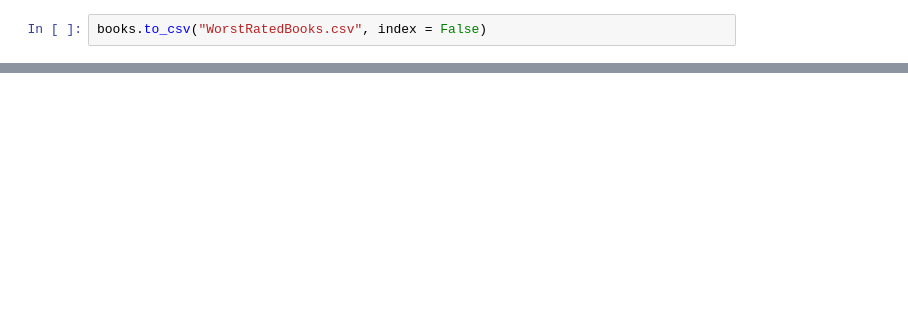
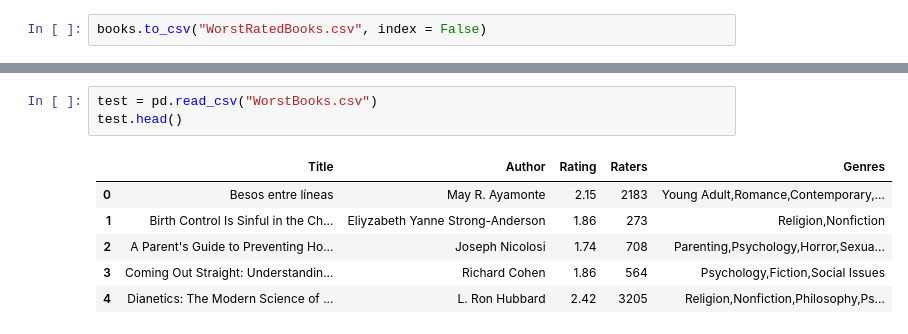
Before and after one commit to steph45607/DS-Final-Project, a Jupyter notebook: GetBookInfoAll.ipynb, the cells around one changed output, grey strips where cells are left out. Saved outputs shown, nothing was run; the diff lists cells and outputs as text; blank space fills up the shorter version.

```diff
--- a/GetBookInfoAll.ipynb
+++ b/GetBookInfoAll.ipynb
@@ -187,0 +204,10 @@ df.to_csv("ToReadWithGenreCleaned.csv")
+# %%
+test = pd.read_csv("WorstBooks.csv")
+test.head()
+# %% [output]
+|  | Title | Author | Rating | Raters | Genres |
+| 0 | Besos entre líneas | May R. Ayamonte | 2.15 | 2183 | Young Adult,Romance,Contemporary,... |
+| 1 | Birth Control Is Sinful in the Ch... | Eliyzabeth Yanne Strong-Anderson | 1.86 | 273 | Religion,Nonfiction |
+| 2 | A Parent's Guide to Preventing Ho... | Joseph Nicolosi | 1.74 | 708 | Parenting,Psychology,Horror,Sexua... |
+| 3 | Coming Out Straight: Understandin... | Richard Cohen | 1.86 | 564 | Psychology,Fiction,Social Issues |
+| 4 | Dianetics: The Modern Science of ... | L. Ron Hubbard | 2.42 | 3205 | Religion,Nonfiction,Philosophy,Ps... |
```
Also changed, not shown: parts of 3 cells of this notebook, 7 other files.
